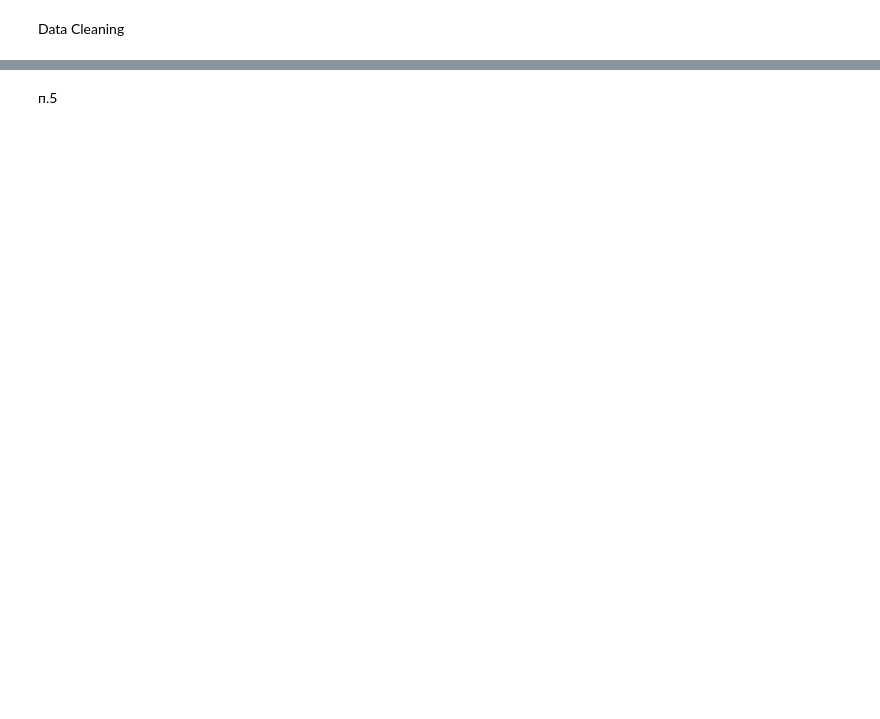
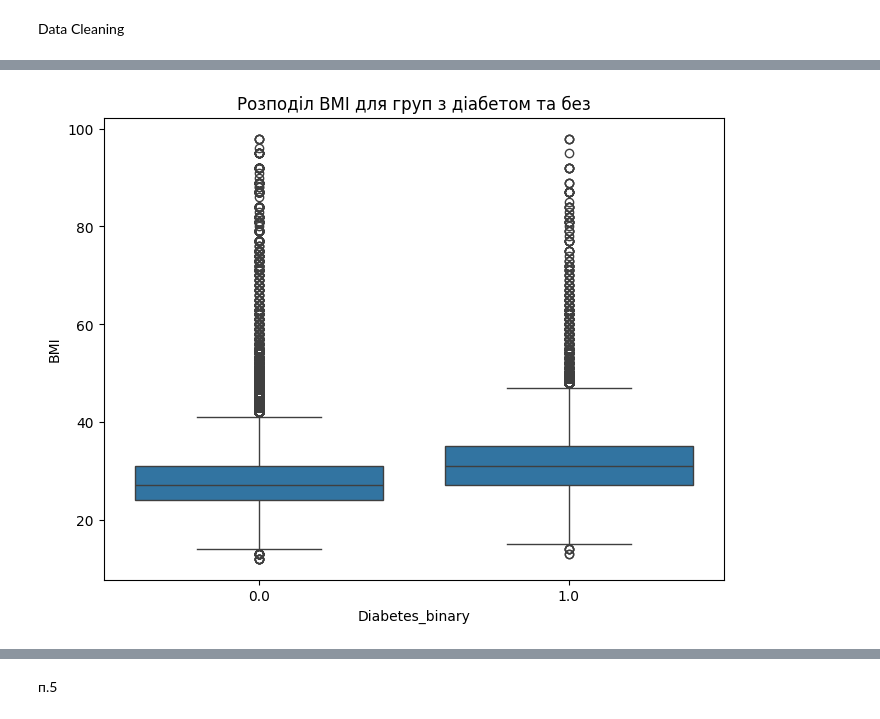
Before and after one commit to dmytrpylyp-ipt28/adlabs, a Jupyter notebook: lab3/lab3.ipynb, the cells around one changed output, grey strips where cells are left out. Cells and saved outputs as stored; diff of their text form; code cells hidden in the pictures; blank space fills up the shorter version.

```diff
--- a/lab3/lab3.ipynb
+++ b/lab3/lab3.ipynb
@@ -19,0 +40,7 @@ plt.show()
+# %%
+plt.figure(figsize=(8,6))
+sns.boxplot(x='Diabetes_binary', y='BMI', data=df)
+plt.title("Розподіл BMI для груп з діабетом та без")
+plt.show()
+# %% [output]
+[figure, added]
```
Also changed, not shown: parts of 5 cells of this notebook.
